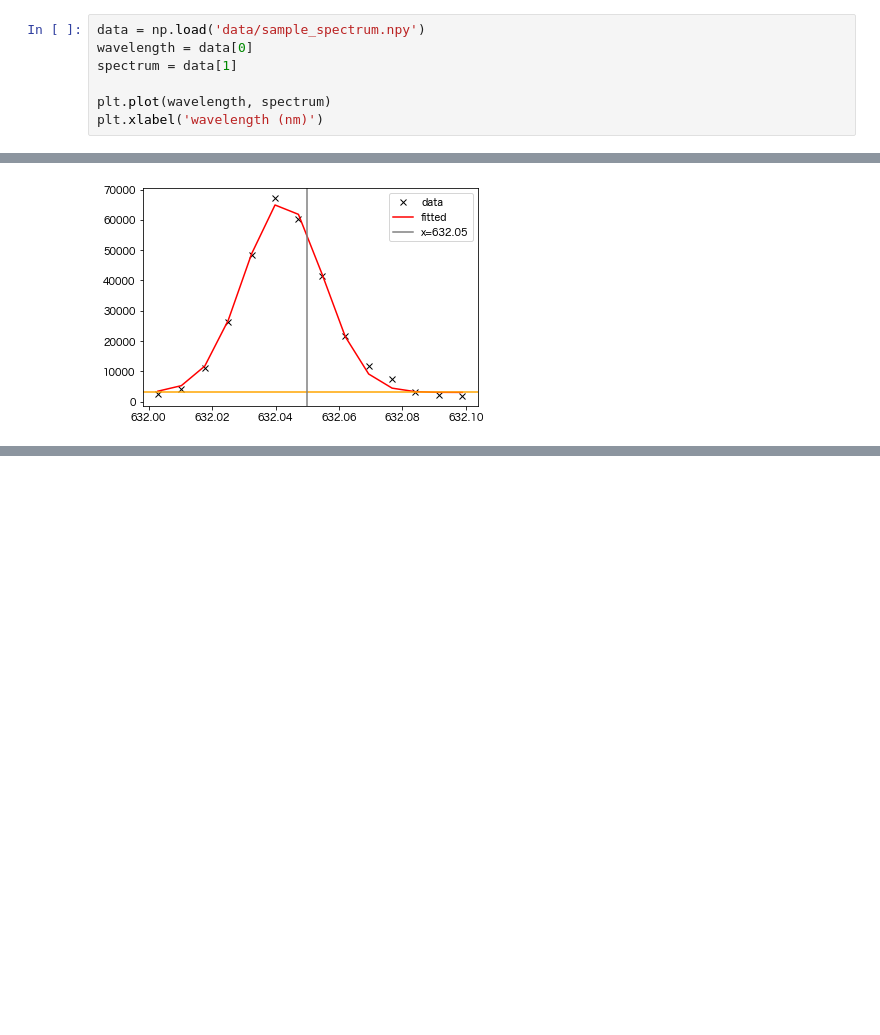
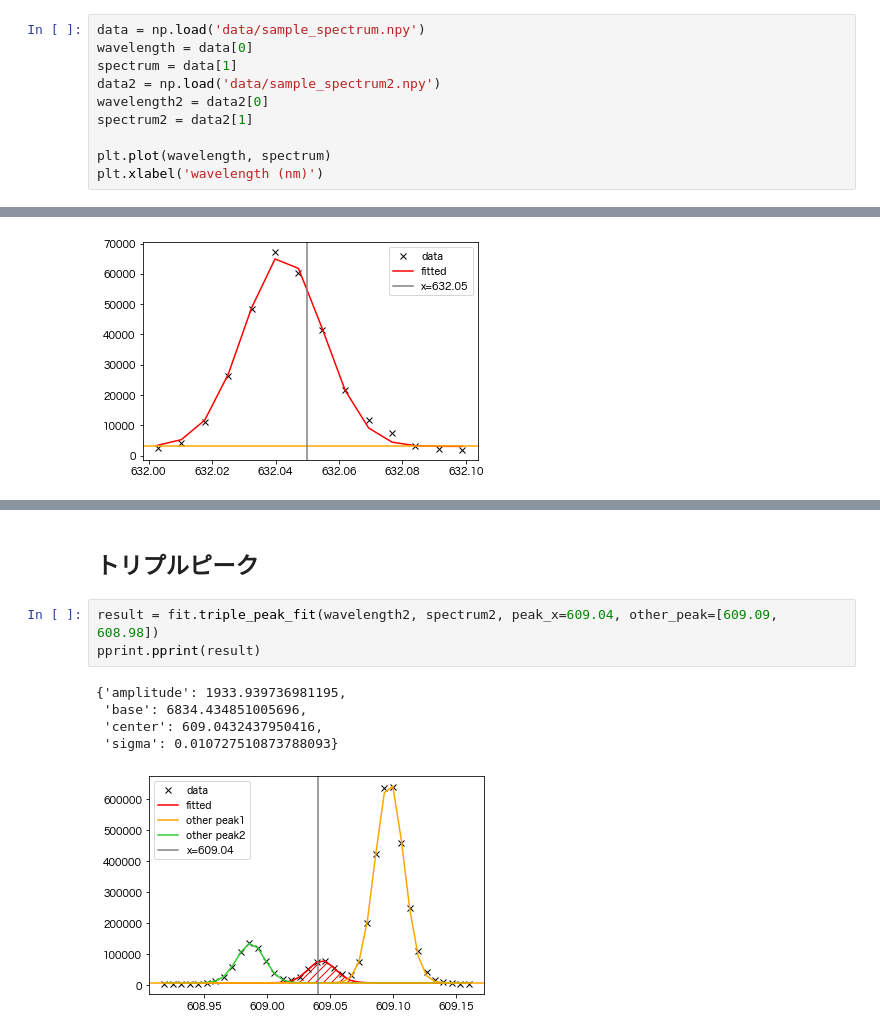
Before and after one commit to AtsushiNi/spectrumutils, a Jupyter notebook: sample/spectrum_fitting.ipynb, the cells around one changed output, grey strips where cells are left out. Cells and saved outputs as stored; diff of their text form; blank space fills up the shorter version.

Commit message:
triple peak fit

```diff
--- a/sample/spectrum_fitting.ipynb
+++ b/sample/spectrum_fitting.ipynb
@@ -36,6 +36,9 @@ You should consider upgrading via the '/Library/Frameworks/Python.framework/Vers
 data = np.load('data/sample_spectrum.npy')
 wavelength = data[0]
 spectrum = data[1]
+data2 = np.load('data/sample_spectrum2.npy')
+wavelength2 = data2[0]
+spectrum2 = data2[1]
 
 plt.plot(wavelength, spectrum)
 plt.xlabel('wavelength (nm)')
@@ -67,0 +71,11 @@ pprint.pprint(result)
+# %% [markdown]
+## トリプルピーク
+# %%
+result = fit.triple_peak_fit(wavelength2, spectrum2, peak_x=609.04, other_peak=[609.09, 608.98])
+pprint.pprint(result)
+# %% [output]
+{'amplitude': 1933.939736981195,
+ 'base': 6834.434851005696,
+ 'center': 609.0432437950416,
+ 'sigma': 0.010727510873788093}
+[figure, added]
```
Also changed, not shown: parts of 3 cells of this notebook, 2 other files.
